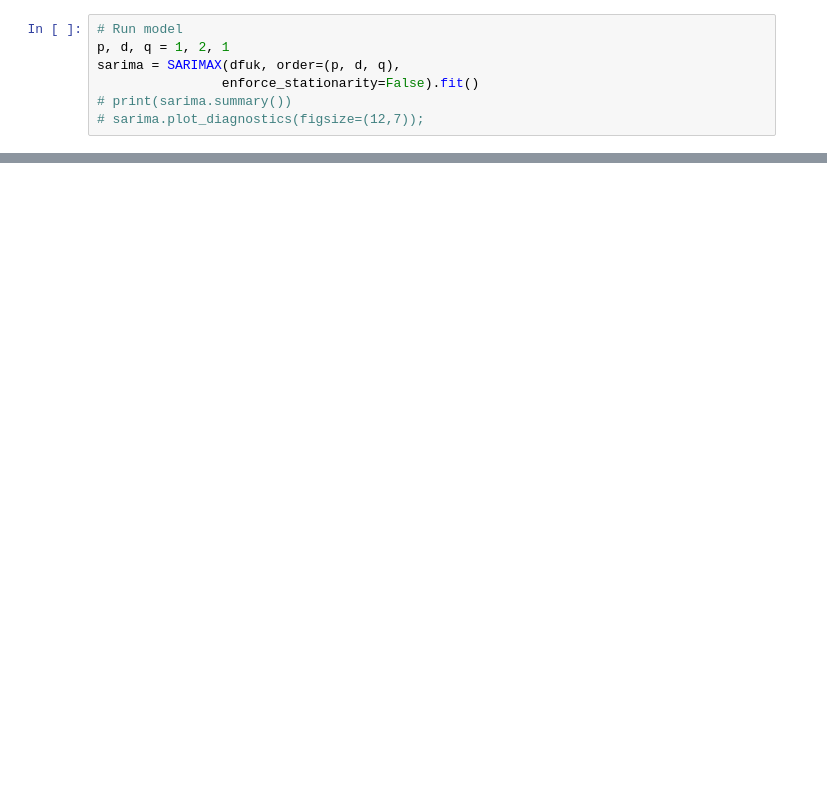
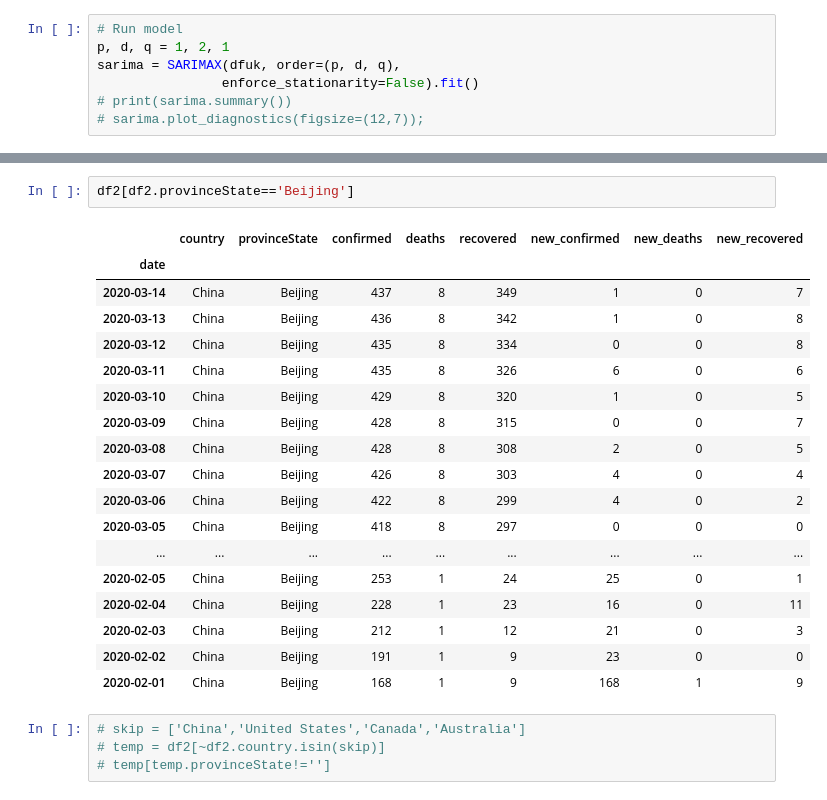
Before and after one commit to khairulomar/Covid-19, a Jupyter notebook: Covid19.ipynb, the cells around one changed output, grey strips where cells are left out. Drawn from its saved outputs; the diff is of its cells as text; blank space fills up the shorter version.

```diff
--- a/Covid19.ipynb
+++ b/Covid19.ipynb
@@ -196,0 +278,25 @@ plt.show()
+# %%
+df2[df2.provinceState=='Beijing']
+# %% [output]
+|  | country | provinceState | confirmed | deaths | recovered | new_confirmed | new_deaths | new_recovered |
+| date |  |  |  |  |  |  |  |  |
+| 2020-03-14 | China | Beijing | 437 | 8 | 349 | 1 | 0 | 7 |
+| 2020-03-13 | China | Beijing | 436 | 8 | 342 | 1 | 0 | 8 |
+| 2020-03-12 | China | Beijing | 435 | 8 | 334 | 0 | 0 | 8 |
+| 2020-03-11 | China | Beijing | 435 | 8 | 326 | 6 | 0 | 6 |
+| 2020-03-10 | China | Beijing | 429 | 8 | 320 | 1 | 0 | 5 |
+| 2020-03-09 | China | Beijing | 428 | 8 | 315 | 0 | 0 | 7 |
+| 2020-03-08 | China | Beijing | 428 | 8 | 308 | 2 | 0 | 5 |
+| 2020-03-07 | China | Beijing | 426 | 8 | 303 | 4 | 0 | 4 |
+| 2020-03-06 | China | Beijing | 422 | 8 | 299 | 4 | 0 | 2 |
+| 2020-03-05 | China | Beijing | 418 | 8 | 297 | 0 | 0 | 0 |
+| ... | ... | ... | ... | ... | ... | ... | ... | ... |
+| 2020-02-05 | China | Beijing | 253 | 1 | 24 | 25 | 0 | 1 |
+| 2020-02-04 | China | Beijing | 228 | 1 | 23 | 16 | 0 | 11 |
+| 2020-02-03 | China | Beijing | 212 | 1 | 12 | 21 | 0 | 3 |
+| 2020-02-02 | China | Beijing | 191 | 1 | 9 | 23 | 0 | 0 |
+| 2020-02-01 | China | Beijing | 168 | 1 | 9 | 168 | 1 | 9 |
+# %%
+# skip = ['China','United States','Canada','Australia']
+# temp = df2[~df2.country.isin(skip)]
+# temp[temp.provinceState!='']
```
Also changed, not shown: parts of 8 cells of this notebook, 2 other files.
